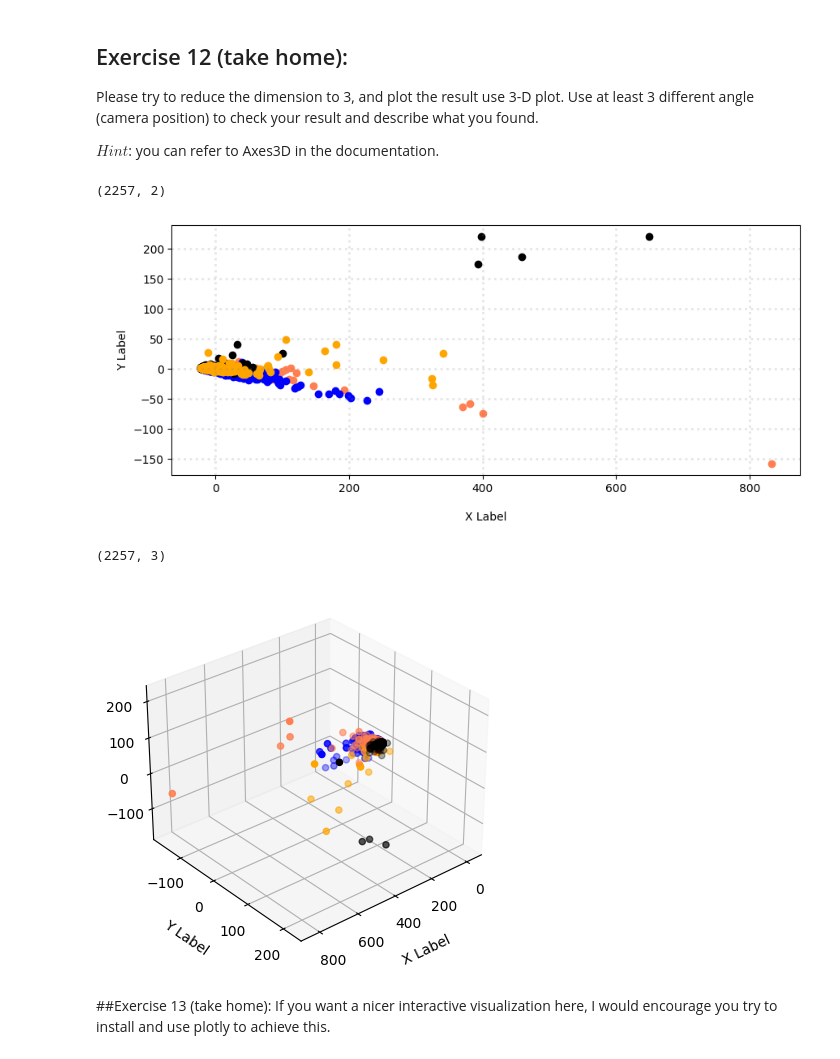
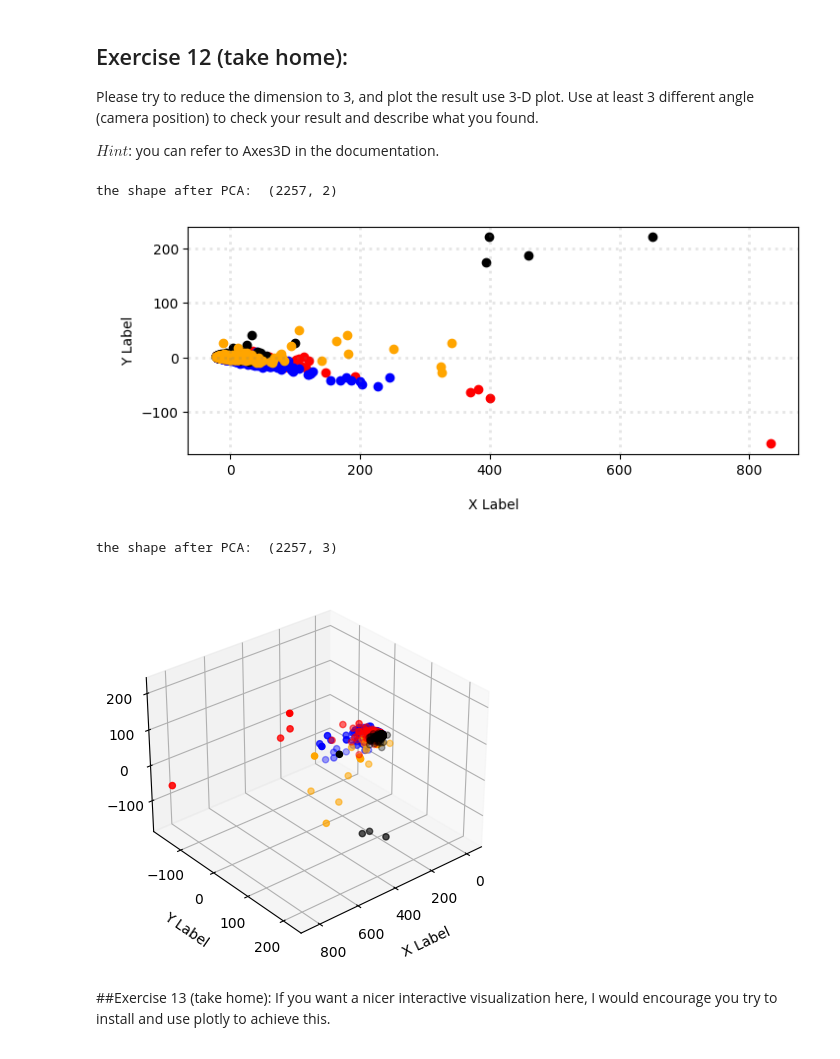
Before and after one commit to gigi-igig/DM2023-Lab1-Master, a Jupyter notebook: Homework/DM2023-Lab1-Homework.ipynb, the cells around one changed output. Cells and saved outputs as stored; diff of their text form; code cells hidden in the pictures.

```diff
--- a/Homework/DM2023-Lab1-Homework.ipynb
+++ b/Homework/DM2023-Lab1-Homework.ipynb
@@ -238,42 +228,36 @@ ax = sns.heatmap(df_todraw,cmap="PuRd",vmin=0, vmax=40, annot=True)
 Please try to reduce the dimension to 3, and plot the result use 3-D plot. Use at least 3 different angle (camera position) to check your result and describe what you found.
 
 $Hint$: you can refer to Axes3D in the documentation.
-# %%
-#example
-X_reduced = PCA(n_components = 2).fit_transform(X_counts.toarray())
-print(X_reduced.shape)
-# %% [output]
-(2257, 2)
+# %%
+col = ['red', 'blue', 'black', 'orange']
 # %%
-col = ['coral', 'blue', 'black', 'orange']
+# 2D PCA
+X_reduced = PCA(n_components = 2).fit_transform(X_counts.toarray())
+print("the shape after PCA: ", X_reduced.shape)
 
 # plot
-fig = plt.figure(figsize = (10,4))
+fig = plt.figure(figsize = (8,3))
 ax = fig.subplots()
-
 for c, category in zip(col, categories):
     xs = X_reduced[X['category_name'] == category].T[0]
     ys = X_reduced[X['category_name'] == category].T[1]
     ax.scatter(xs, ys, c = c, marker='o')
 
 ax.grid(color='gray', linestyle=':', linewidth=2, alpha=0.2)
 ax.set_xlabel('\nX Label')
 ax.set_ylabel('\nY Label')
 
 plt.show()
 # %% [output]
+the shape after PCA:  (2257, 2)
-[figure, old version]
+[figure, new version]
-# %%
-# Answer here
-X_reduced = PCA(n_components = 3).fit_transform(X_counts.toarray())
-print(X_reduced.shape)
-col = ['coral', 'blue', 'black', 'orange']
-# %% [output]
-(2257, 3)
 # %%
+# 3D PCA
+X_reduced = PCA(n_components = 3).fit_transform(X_counts.toarray())
+print("the shape after PCA: ", X_reduced.shape)
+
 # plot
 ax = plt.axes(projection='3d')
-
 for c, category in zip(col, categories):
     xs = X_reduced[X['category_name'] == category].T[0]
     ys = X_reduced[X['category_name'] == category].T[1]
@@ -283,11 +267,12 @@ for c, category in zip(col, categories):
 ax.grid(color='gray', linestyle=':', linewidth=2, alpha=0.2)
 ax.set_xlabel('\nX Label')
 ax.set_ylabel('\nY Label')
-#change angle
+# change angle
 ax.view_init(30, 50)
 plt.show()
 # %% [output]
+the shape after PCA:  (2257, 3)
-[figure, old version]
+[figure, new version]
 # %% [markdown]
 ##Exercise 13 (take home):
 If you want a nicer interactive visualization here, I would encourage you try to install and use plotly to achieve this.
```
Also changed, not shown: parts of 47 cells of this notebook.
